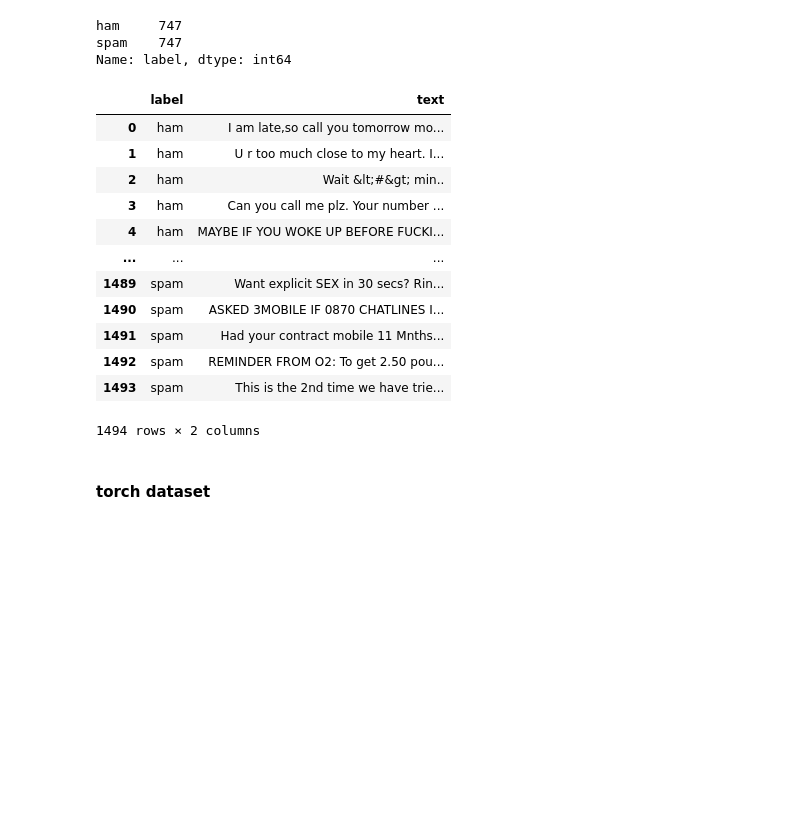
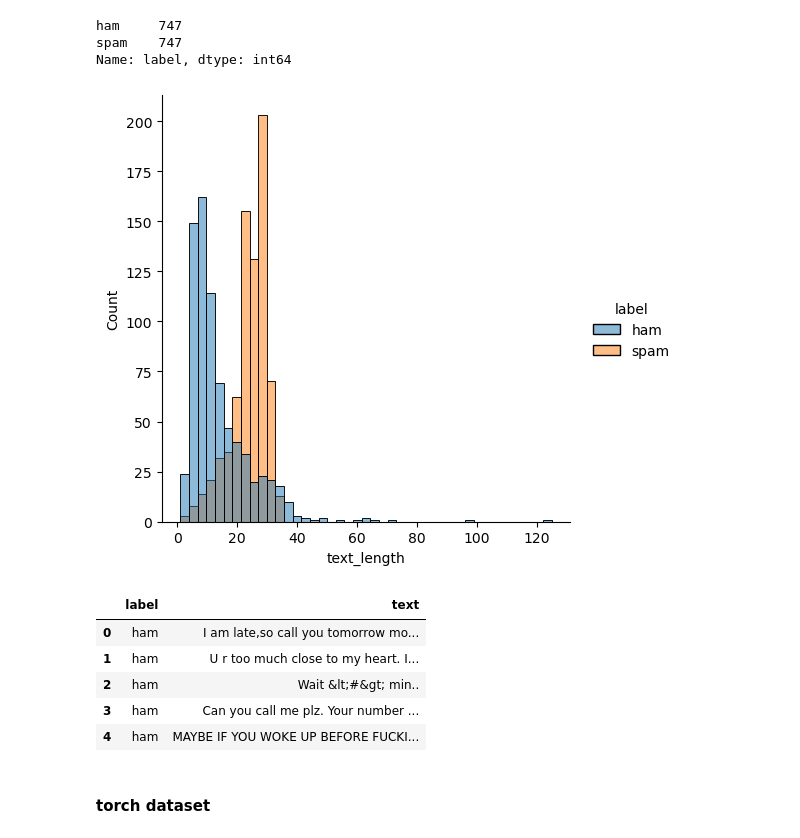
Before and after one commit to gabrielaeduardo/sms_spam, a Jupyter notebook: text_classification.ipynb, the cells around one changed output. Cells and saved outputs as stored; diff of their text form; code cells hidden in the pictures; blank space fills up the shorter version.

```diff
--- a/text_classification.ipynb
+++ b/text_classification.ipynb
@@ -71,26 +75,24 @@ df_balanced.label.value_counts()
 ham     747
 spam    747
 Name: label, dtype: int64
+# %%
+# ham text < spam text
+sns.displot(x='text_length', data=df_balanced, hue='label');
+# %% [output]
+[figure, added]
 # %%
 df_balanced.drop(columns=['text_length']).to_csv('dataset/spam_downsampled.csv', index=False)
 # %%
 df = pd.read_csv('dataset/spam_downsampled.csv')
 # %%
-df
+df.head()
 # %% [output]
 |  | label | text |
 | 0 | ham | I am late,so call you tomorrow mo... |
 | 1 | ham | U r too much close to my heart. I... |
 | 2 | ham | Wait &lt;#&gt; min.. |
 | 3 | ham | Can you call me plz. Your number ... |
 | 4 | ham | MAYBE IF YOU WOKE UP BEFORE FUCKI... |
-| ... | ... | ... |
-| 1489 | spam | Want explicit SEX in 30 secs? Rin... |
-| 1490 | spam | ASKED 3MOBILE IF 0870 CHATLINES I... |
-| 1491 | spam | Had your contract mobile 11 Mnths... |
-| 1492 | spam | REMINDER FROM O2: To get 2.50 pou... |
-| 1493 | spam | This is the 2nd time we have trie... |
-1494 rows × 2 columns
 # %% [markdown]
 #### torch dataset
 # %%
```
Also changed, not shown: parts of 9 cells of this notebook.
